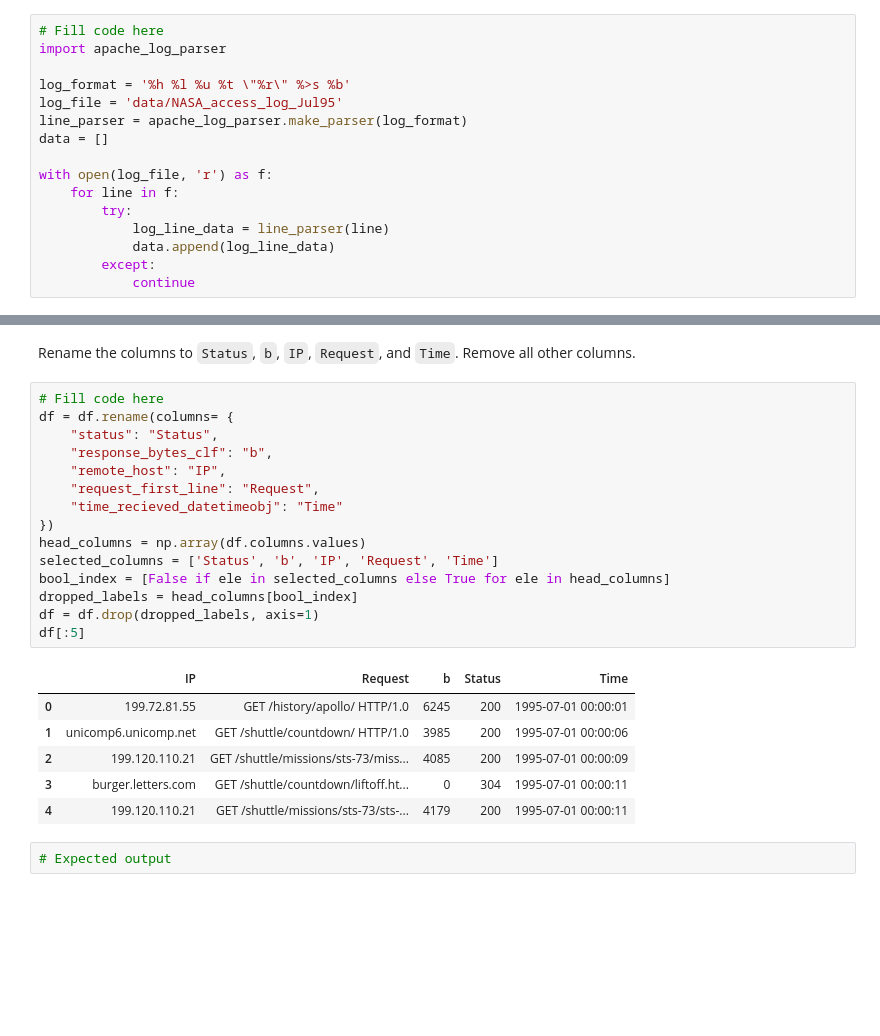
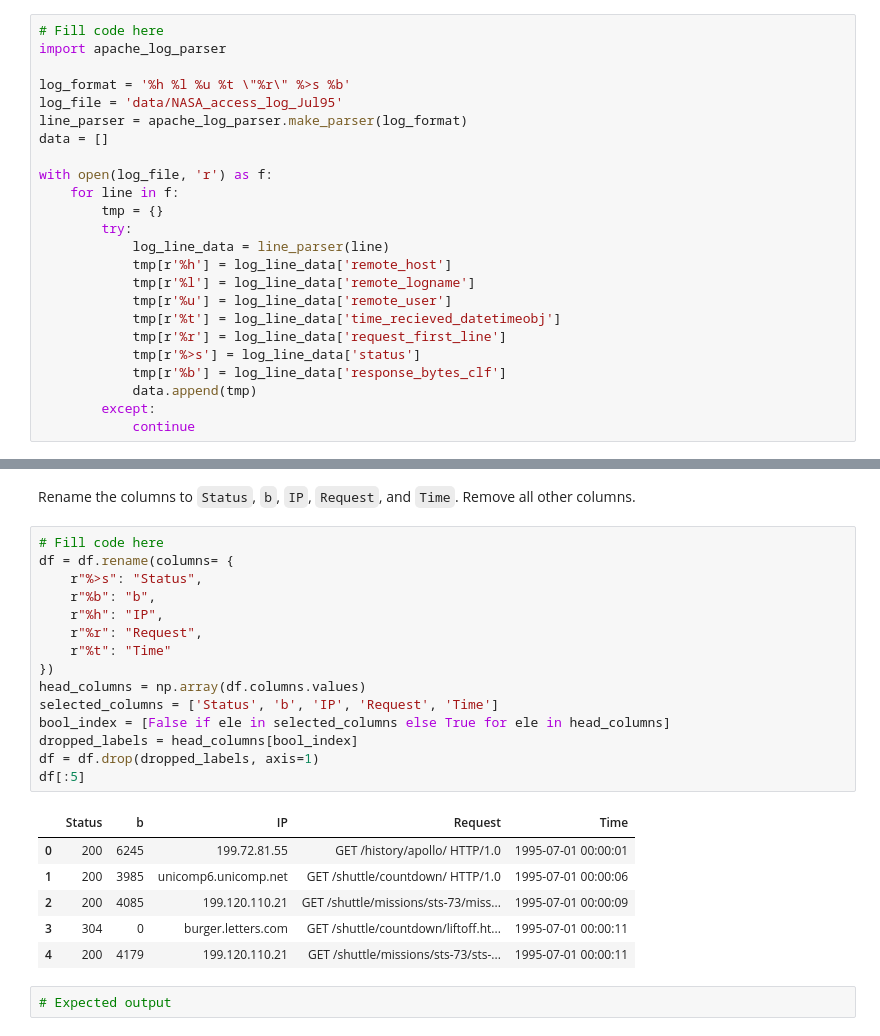
Before and after one commit to tow02/iccs413, a Jupyter notebook: assignments/a1/Assn1 - Web Server Log Analysis.ipynb, the cells around one changed output, grey strips where cells are left out. Saved outputs shown, nothing was run; the diff lists cells and outputs as text; blank space fills up the shorter version.

```diff
--- a/assignments/a1/Assn1 - Web Server Log Analysis.ipynb
+++ b/assignments/a1/Assn1 - Web Server Log Analysis.ipynb
@@ -77,9 +77,17 @@ data = []
 
 with open(log_file, 'r') as f:
     for line in f:
+        tmp = {}
         try:
             log_line_data = line_parser(line)
-            data.append(log_line_data)
+            tmp[r'%h'] = log_line_data['remote_host']
+            tmp[r'%l'] = log_line_data['remote_logname']
+            tmp[r'%u'] = log_line_data['remote_user']
+            tmp[r'%t'] = log_line_data['time_recieved_datetimeobj']
+            tmp[r'%r'] = log_line_data['request_first_line']
+            tmp[r'%>s'] = log_line_data['status']
+            tmp[r'%b'] = log_line_data['response_bytes_clf']
+            data.append(tmp)
         except:
             continue
 # %%
@@ -147,25 +152,25 @@ Rename the columns to `Status`, `b`, `IP`, `Request`, and `Time`. Remove all oth
 # %%
 # Fill code here
 df = df.rename(columns= {
-    "status": "Status",
-    "response_bytes_clf": "b",
-    "remote_host": "IP",
-    "request_first_line": "Request",
-    "time_recieved_datetimeobj": "Time"
+    r"%>s": "Status",
+    r"%b": "b",
+    r"%h": "IP",
+    r"%r": "Request",
+    r"%t": "Time"
 })
 head_columns = np.array(df.columns.values)
 selected_columns = ['Status', 'b', 'IP', 'Request', 'Time']
 bool_index = [False if ele in selected_columns else True for ele in head_columns]
 dropped_labels = head_columns[bool_index]
 df = df.drop(dropped_labels, axis=1)
 df[:5]
 # %% [output]
-|  | IP | Request | b | Status | Time |
-| 0 | 199.72.81.55 | GET /history/apollo/ HTTP/1.0 | 6245 | 200 | 1995-07-01 00:00:01 |
-| 1 | unicomp6.unicomp.net | GET /shuttle/countdown/ HTTP/1.0 | 3985 | 200 | 1995-07-01 00:00:06 |
-| 2 | 199.120.110.21 | GET /shuttle/missions/sts-73/miss... | 4085 | 200 | 1995-07-01 00:00:09 |
-| 3 | burger.letters.com | GET /shuttle/countdown/liftoff.ht... | 0 | 304 | 1995-07-01 00:00:11 |
-| 4 | 199.120.110.21 | GET /shuttle/missions/sts-73/sts-... | 4179 | 200 | 1995-07-01 00:00:11 |
+|  | Status | b | IP | Request | Time |
+| 0 | 200 | 6245 | 199.72.81.55 | GET /history/apollo/ HTTP/1.0 | 1995-07-01 00:00:01 |
+| 1 | 200 | 3985 | unicomp6.unicomp.net | GET /shuttle/countdown/ HTTP/1.0 | 1995-07-01 00:00:06 |
+| 2 | 200 | 4085 | 199.120.110.21 | GET /shuttle/missions/sts-73/miss... | 1995-07-01 00:00:09 |
+| 3 | 304 | 0 | burger.letters.com | GET /shuttle/countdown/liftoff.ht... | 1995-07-01 00:00:11 |
+| 4 | 200 | 4179 | 199.120.110.21 | GET /shuttle/missions/sts-73/sts-... | 1995-07-01 00:00:11 |
 # %%
 # Expected output
 # %% [output]
```
Also changed, not shown: parts of 10 cells of this notebook.
